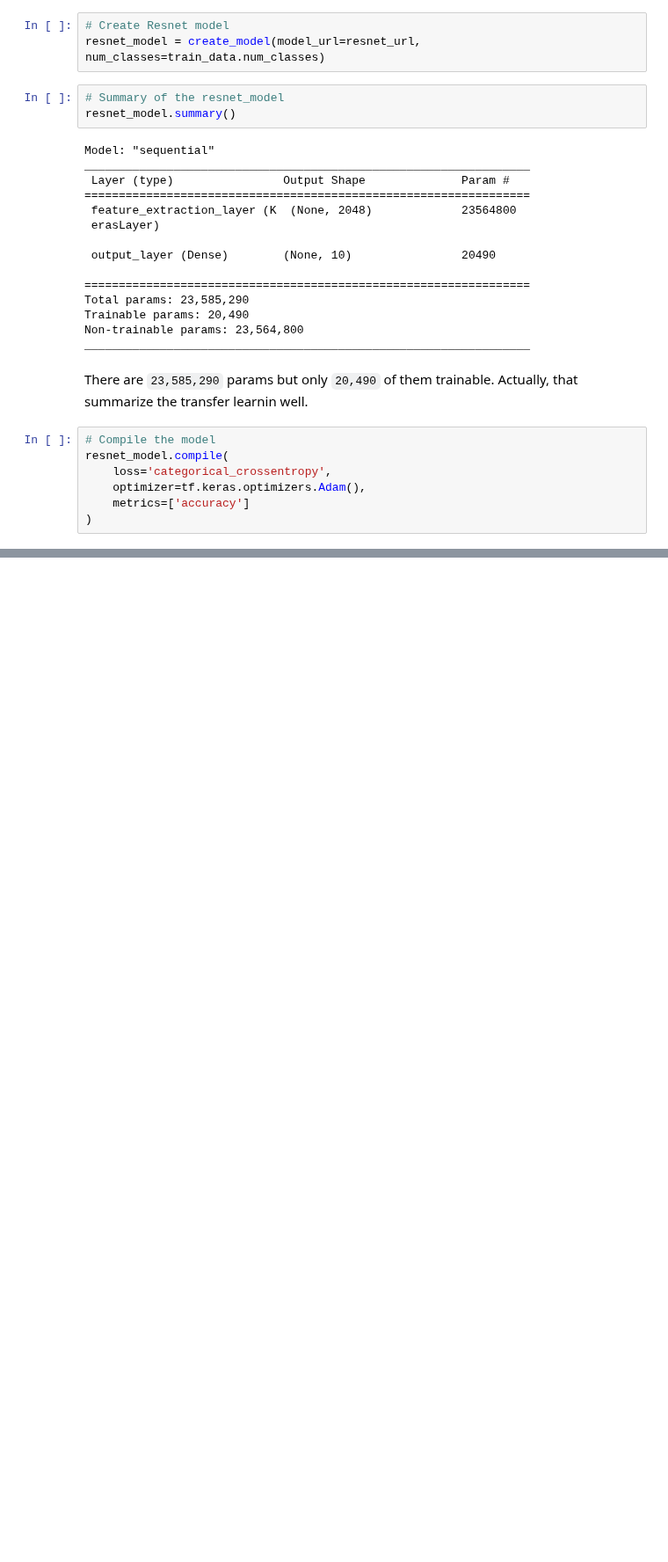
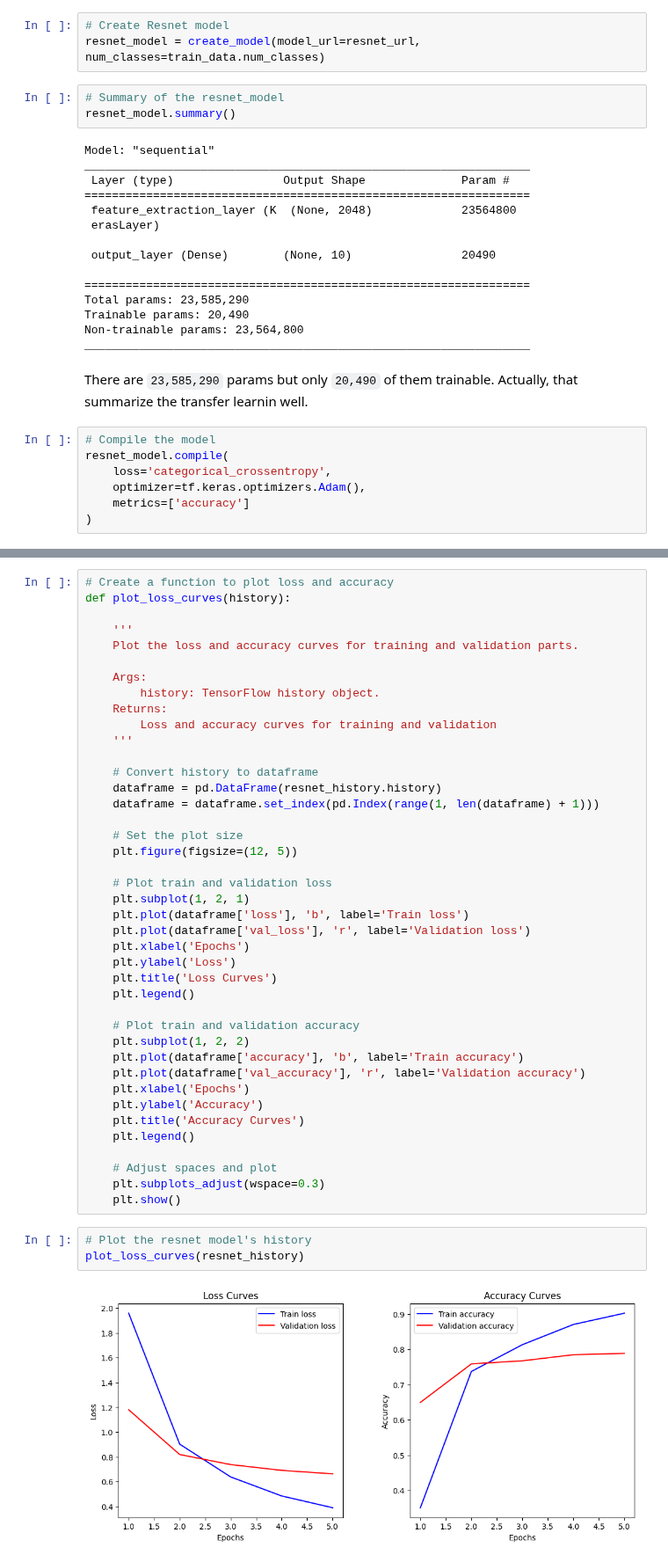
Before and after one commit to SedatParlak/tensorflow, a Jupyter notebook: 04_transfer_learning_part1_feature_extraction.ipynb, the cells around one changed output, grey strips where cells are left out. Shown at 88% size. Saved outputs shown, nothing was run; the diff lists cells and outputs as text; blank space fills up the shorter version.

```diff
--- a/04_transfer_learning_part1_feature_extraction.ipynb
+++ b/04_transfer_learning_part1_feature_extraction.ipynb
@@ -210,0 +215,46 @@ This transfer learning feature extractor model performed well. Compared with pre
+# %%
+# Create a function to plot loss and accuracy
+def plot_loss_curves(history):
+
+    '''
+    Plot the loss and accuracy curves for training and validation parts.
+
+    Args:
+        history: TensorFlow history object.
+    Returns:
+        Loss and accuracy curves for training and validation
+    '''
+
+    # Convert history to dataframe
+    dataframe = pd.DataFrame(resnet_history.history)
+    dataframe = dataframe.set_index(pd.Index(range(1, len(dataframe) + 1)))
+
+    # Set the plot size
+    plt.figure(figsize=(12, 5))
+
+    # Plot train and validation loss
+    plt.subplot(1, 2, 1)
+    plt.plot(dataframe['loss'], 'b', label='Train loss')
+    plt.plot(dataframe['val_loss'], 'r', label='Validation loss')
+    plt.xlabel('Epochs')
+    plt.ylabel('Loss')
+    plt.title('Loss Curves')
+    plt.legend()
+
+    # Plot train and validation accuracy
+    plt.subplot(1, 2, 2)
+    plt.plot(dataframe['accuracy'], 'b', label='Train accuracy')
+    plt.plot(dataframe['val_accuracy'], 'r', label='Validation accuracy')
+    plt.xlabel('Epochs')
+    plt.ylabel('Accuracy')
+    plt.title('Accuracy Curves')
+    plt.legend()
+
+    # Adjust spaces and plot
+    plt.subplots_adjust(wspace=0.3)
+    plt.show()
+# %%
+# Plot the resnet model's history
+plot_loss_curves(resnet_history)
+# %% [output]
+[figure, added]
```
Also changed, not shown: parts of 28 cells of this notebook.
